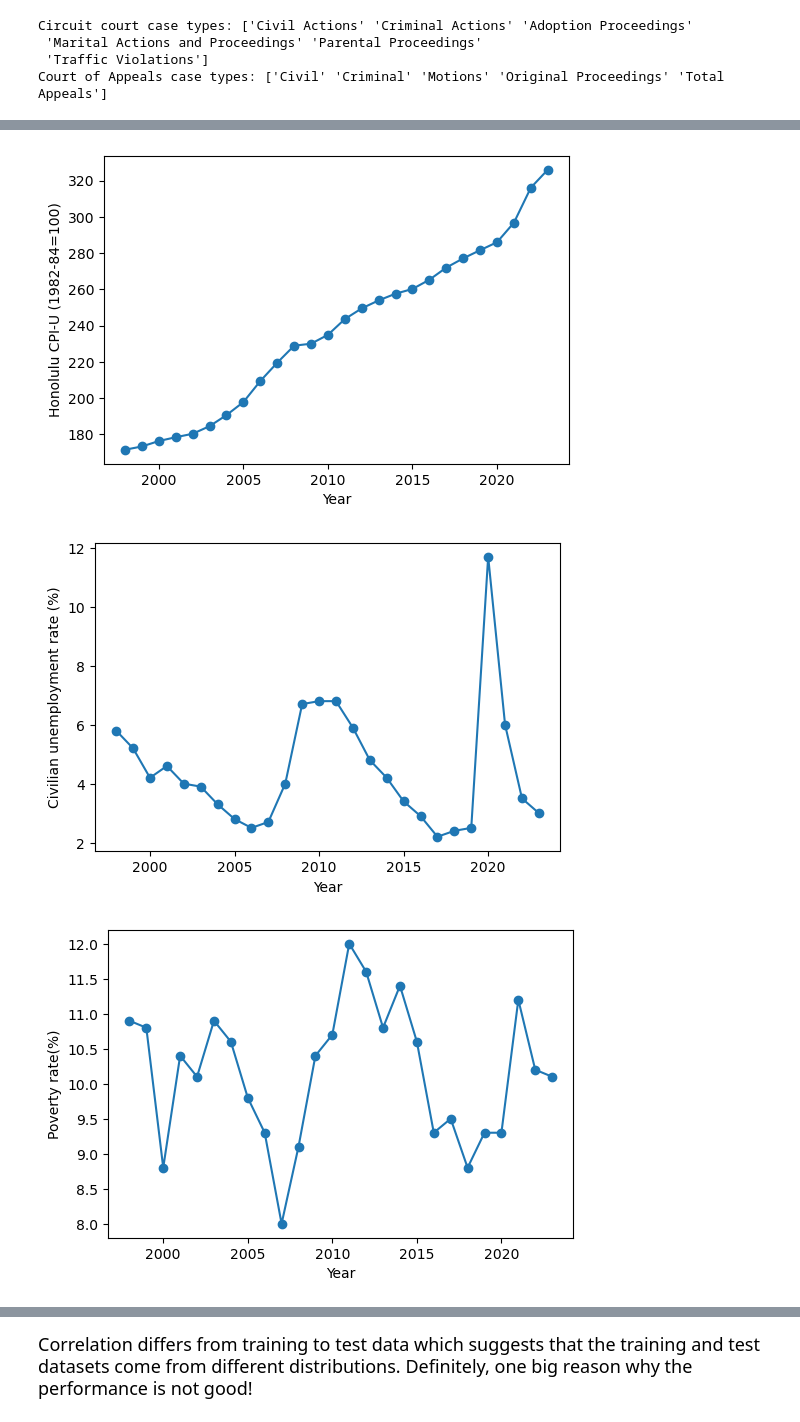
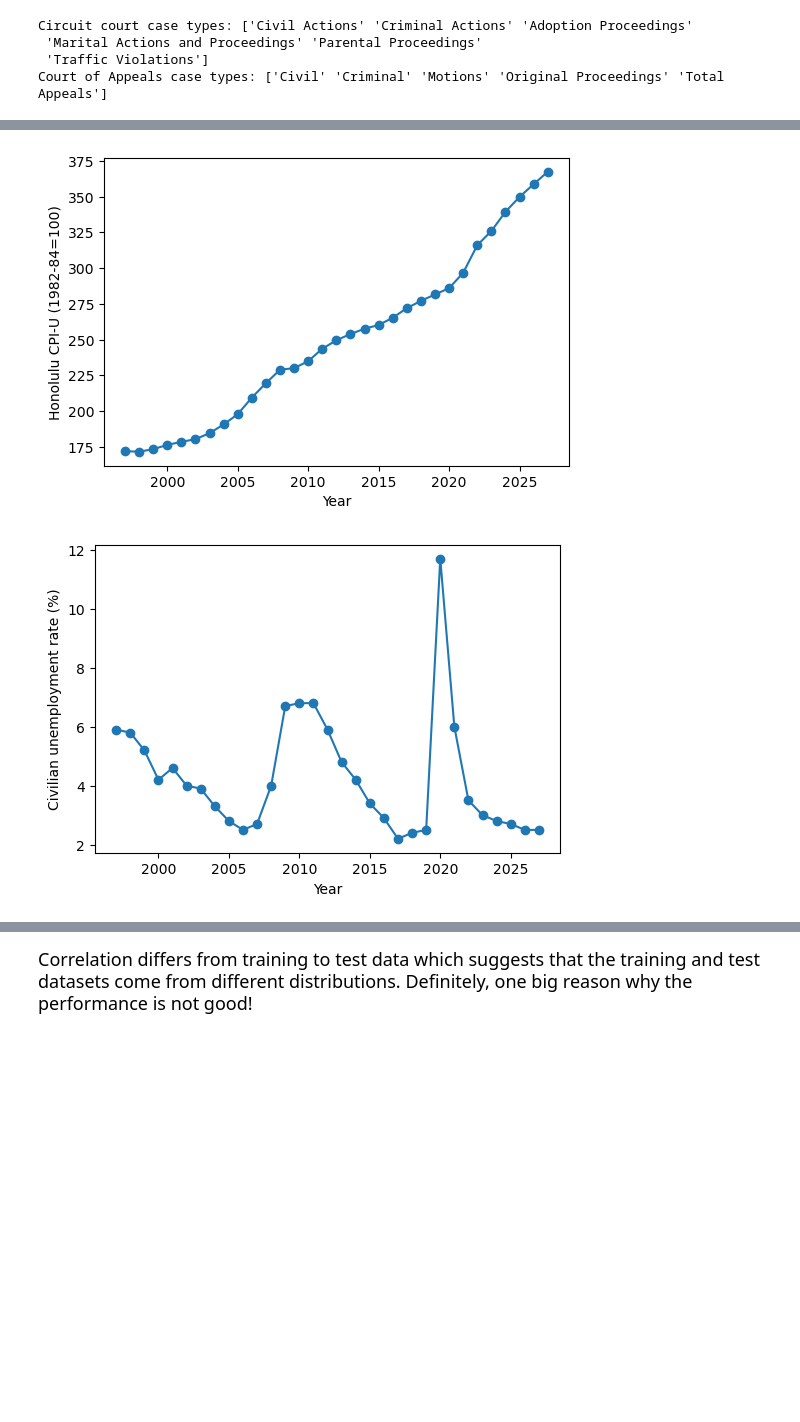
Before and after one commit to Hawaii-State-Judiciary/caseload_forecasting, a Jupyter notebook: Linear_Regression/regression_analysis.ipynb, the cells around one changed output, grey strips where cells are left out. Drawn from its saved outputs; the diff is of its cells as text; code cells hidden in the pictures; blank space fills up the shorter version.

```diff
--- a/Linear_Regression/regression_analysis.ipynb
+++ b/Linear_Regression/regression_analysis.ipynb
@@ -12,6 +14,7 @@ from termcolor import colored
 # %% [markdown]
 # Load data
 # %%
-path_data = 'https://raw.githubusercontent.com/adamcohen3/caseload_forecasting/refs/heads/main/Final_forecast_data/'
+# load data from github
+path_data = 'https://raw.githubusercontent.com/adamcohen3/caseload_forecasting/refs/heads/main/Processed_Data/'
 # %%
 # Read the Excel file directly from the URL
@@ -69,8 +72,13 @@ memory usage: 47.3+ KB
 df_pred['Total population(thousands)'] = df_pred['Total population(thousands)'].str.replace(',', '').astype(float)
 df_pred['GDP per Capita (dollars)'] = df_pred['GDP per Capita (dollars)'].str.replace(',', '').astype(float)
 # %%
-# select predictors that we have data for the stuy period
-df_pred = df_pred[['Year', 'Total population(thousands)', 'GDP per Capita (dollars)', 'Honolulu CPI-U (1982-84=100)', 'Civilian unemployment rate (%)', 'Poverty rate(%)']]
+# select predictors that we have data for the stuy period. PLease note that poverty rate data is missing for the future
+poverty = False
+if poverty:
+    df_pred = df_pred[['Year', 'Total population(thousands)', 'GDP per Capita (dollars)', 'Honolulu CPI-U (1982-84=100)', 'Civilian unemployment rate (%)', 'Poverty rate(%)']]
+else:
+    # removing poverty rate as we don't have its projection beyond 2023
+    df_pred = df_pred[['Year', 'Total population(thousands)', 'GDP per Capita (dollars)', 'Honolulu CPI-U (1982-84=100)', 'Civilian unemployment rate (%)']]
 # %% [markdown]
 # Data Exploration
 Visualizing how data changes over years across different circuit court. If the ratio of cases stays constant approximately, we can only predict for the total cases and then break it down to circuits based on ratios.
@@ -246,9 +272,9 @@ plt.show()
 # %%
 # predictors trend over years
-for col in X.drop(columns=['Year']).columns:
+for col in df_pred.drop(columns=['Year']).columns:
     plt.figure(figsize=(6, 4))
-    plt.plot(X.iloc[:, 0], X[col], marker='o')
-    plt.xlabel(X.columns[0])
+    plt.plot(df_pred.iloc[:, 0], df_pred[col], marker='o')
+    plt.xlabel(df_pred.columns[0])
     plt.ylabel(col)
     plt.show()
 # %% [output]
@@ -257,3 +283,2 @@ for col in X.drop(columns=['Year']).columns:
-[figure, old version]
+[figure, new version]
-[figure, old version]
+[figure, new version]
-[figure, removed]
```
Also changed, not shown: parts of 36 cells of this notebook.
